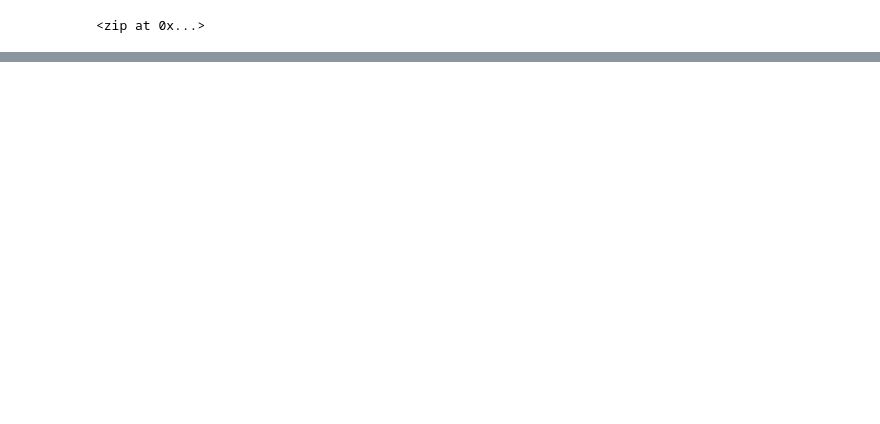
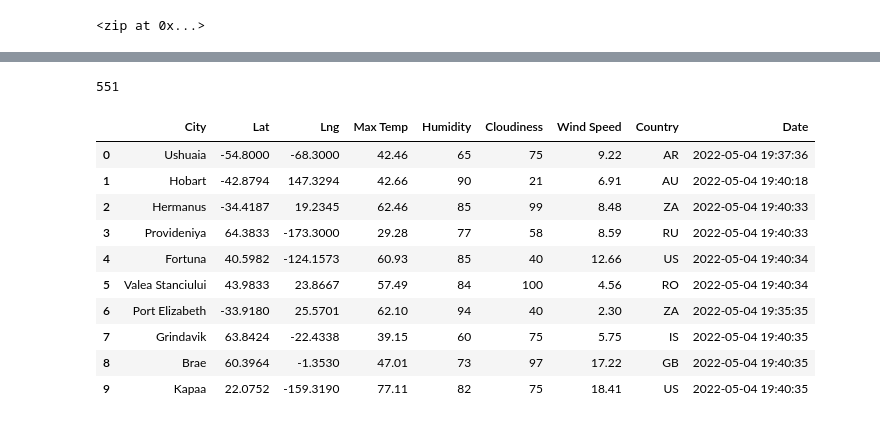
Before and after one commit to jereediv/World_Weather_Analysis, a Jupyter notebook: WeatherPy.ipynb, the cells around one changed output, grey strips where cells are left out. Saved outputs shown, nothing was run; the diff lists cells and outputs as text; code cells hidden in the pictures; blank space fills up the shorter version.

```diff
--- a/WeatherPy.ipynb
+++ b/WeatherPy.ipynb
@@ -38,0 +135,21 @@ len(cities)
+# %%
+print(len(city_data))
+# %% [output]
+551
+# %%
+# Convert the array of dictionaries to a Pandas DataFrame.
+
+city_data_df = pd.DataFrame(city_data)
+city_data_df.head(10)
+# %% [output]
+|  | City | Lat | Lng | Max Temp | Humidity | Cloudiness | Wind Speed | Country | Date |
+| 0 | Ushuaia | -54.8000 | -68.3000 | 42.46 | 65 | 75 | 9.22 | AR | 2022-05-04 19:37:36 |
+| 1 | Hobart | -42.8794 | 147.3294 | 42.66 | 90 | 21 | 6.91 | AU | 2022-05-04 19:40:18 |
+| 2 | Hermanus | -34.4187 | 19.2345 | 62.46 | 85 | 99 | 8.48 | ZA | 2022-05-04 19:40:33 |
+| 3 | Provideniya | 64.3833 | -173.3000 | 29.28 | 77 | 58 | 8.59 | RU | 2022-05-04 19:40:33 |
+| 4 | Fortuna | 40.5982 | -124.1573 | 60.93 | 85 | 40 | 12.66 | US | 2022-05-04 19:40:34 |
+| 5 | Valea Stanciului | 43.9833 | 23.8667 | 57.49 | 84 | 100 | 4.56 | RO | 2022-05-04 19:40:34 |
+| 6 | Port Elizabeth | -33.9180 | 25.5701 | 62.10 | 94 | 40 | 2.30 | ZA | 2022-05-04 19:35:35 |
+| 7 | Grindavik | 63.8424 | -22.4338 | 39.15 | 60 | 75 | 5.75 | IS | 2022-05-04 19:40:35 |
+| 8 | Brae | 60.3964 | -1.3530 | 47.01 | 73 | 97 | 17.22 | GB | 2022-05-04 19:40:35 |
+| 9 | Kapaa | 22.0752 | -159.3190 | 77.11 | 82 | 75 | 18.41 | US | 2022-05-04 19:40:35 |
```
Also changed, not shown: parts of 9 cells of this notebook, 1 other file.
